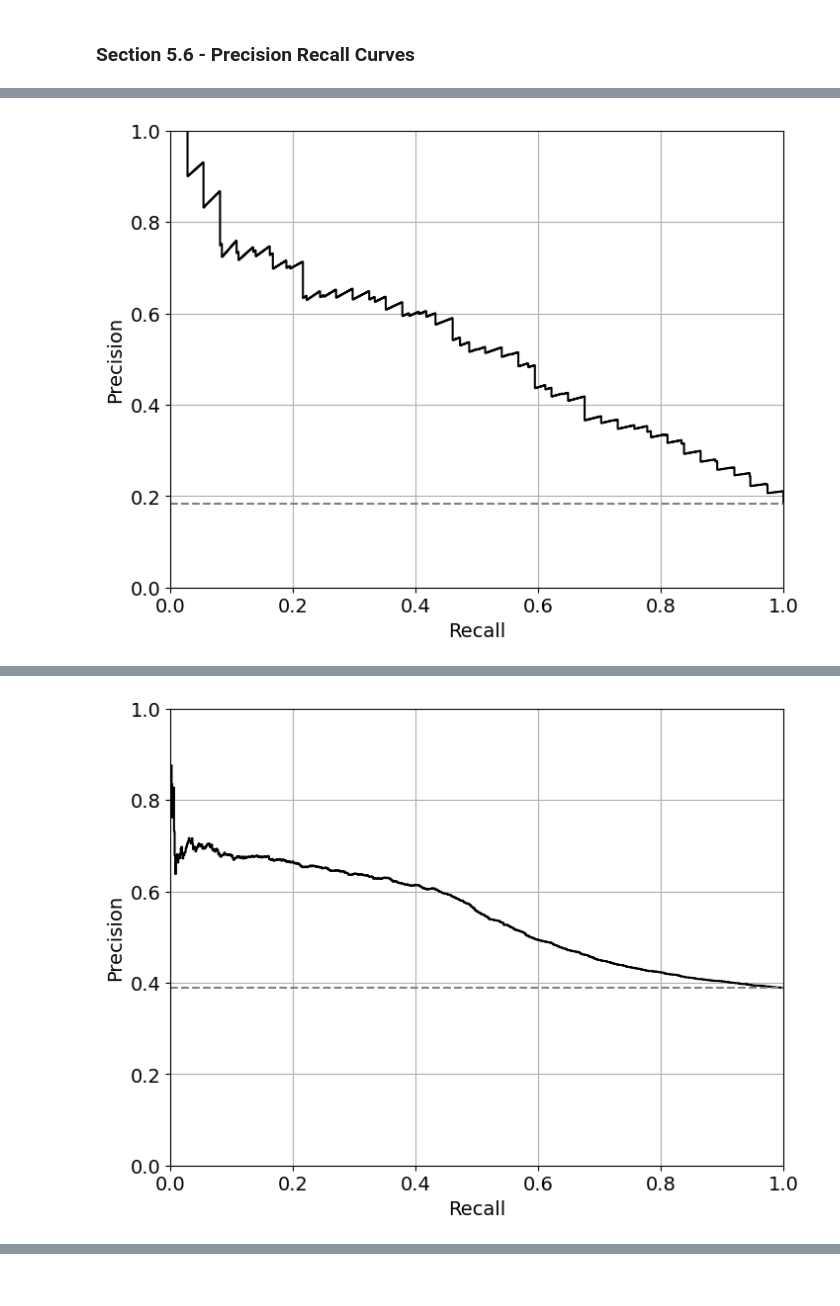
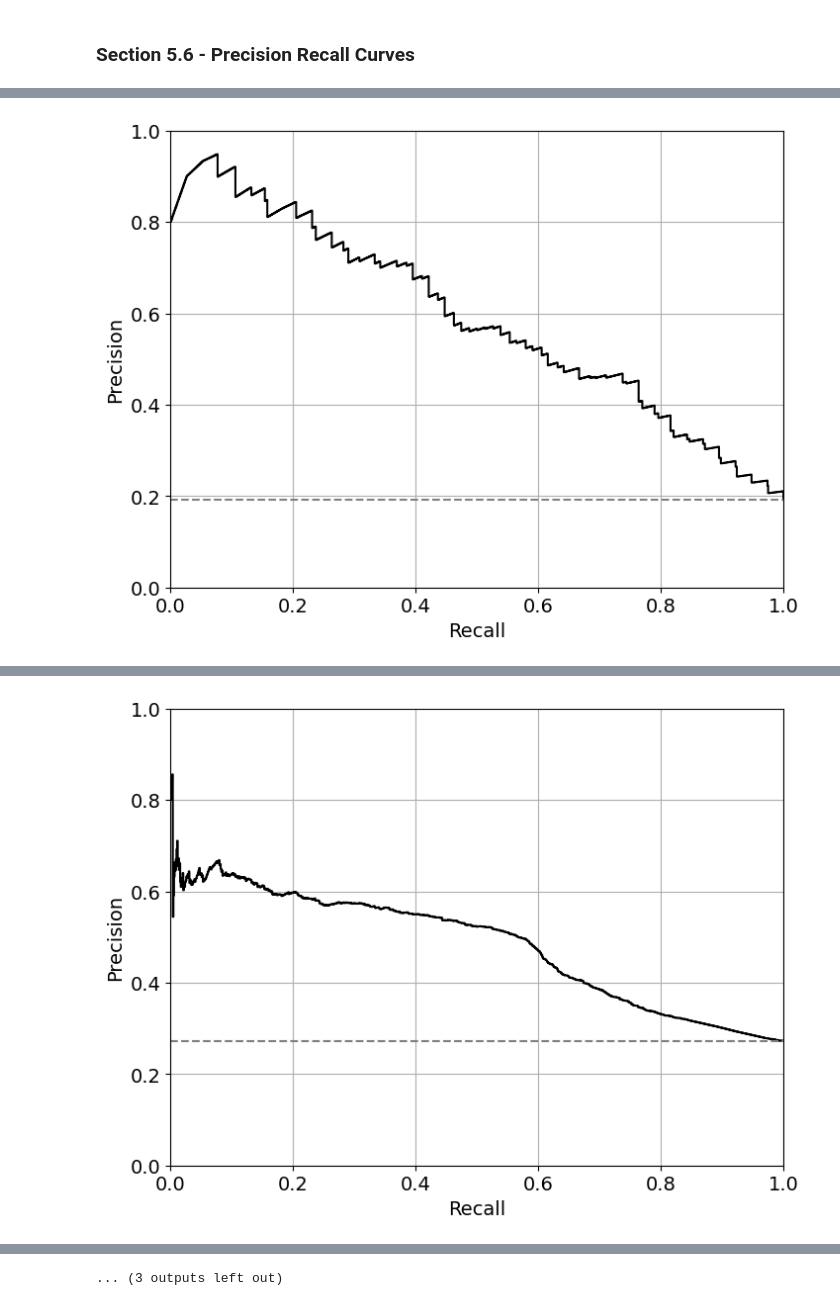
Before and after one commit to lab-v2/diversity_measures, a Jupyter notebook: scripts/analysis/pr_curves.ipynb, the cells around one changed output, grey strips where cells are left out. Drawn from its saved outputs; the diff is of its cells as text; code cells hidden in the pictures.

```diff
--- a/scripts/analysis/pr_curves.ipynb
+++ b/scripts/analysis/pr_curves.ipynb
@@ -206,11 +204,11 @@ def create_model(n_features, n_layers, units, hidden_activation, output_activati
     return model
 # %%
 for file_path, cache_file_path in [
-    ('../../data/machine-learning/draw/draw-T0.7.jsonl', '../../cache/machine-learning/draw/draw-T0.7.json'),
-    ('../../data/machine-learning/csqa/csqa-T0.7.jsonl', '../../cache/machine-learning/csqa/csqa-T0.7.json'),
-    ('../../data/machine-learning/last_letters/last_letters-T0.7.jsonl', '../../cache/machine-learning/last_letters/last_letters-T0.7.json'),
-    ('../../data/machine-learning/svamp/svamp-T0.7.jsonl', '../../cache/machine-learning/svamp/svamp-T0.7.json'),
-    ('../../data/machine-learning/stqa/stqa-T0.7.jsonl', '../../cache/machine-learning/stqa/stqa-T0.7.json'),
+    ('../../data/machine-learning/base-T0.7/draw.jsonl', '../../cache/machine-learning/base-T0.7/draw.json'),
+    ('../../data/machine-learning/base-T0.7/csqa.jsonl', '../../cache/machine-learning/base-T0.7/csqa.json'),
+    ('../../data/machine-learning/base-T0.7/last_letters.jsonl', '../../cache/machine-learning/base-T0.7/last_letters.json'),
+    ('../../data/machine-learning/base-T0.7/svamp.jsonl', '../../cache/machine-learning/base-T0.7/svamp.json'),
+    ('../../data/machine-learning/base-T0.7/strategyQA.jsonl', '../../cache/machine-learning/base-T0.7/strategyQA.json'),
 
 ]:
     cache_dir_name = os.path.dirname(cache_file_path)
@@ -236 +239 @@ Area Under Curve: 0.5248246689281968
-[figure, old version]
+[figure, new version]
@@ -239 +247 @@ Area Under Curve: 0.5473820809084675
-[figure, old version]
+[figure, new version]
@@ -242,0 +264 @@ Area Under Curve: 0.70581550817356
+... (3 outputs left out)
```
Also changed, not shown: parts of 2 cells of this notebook, 13 other files.
